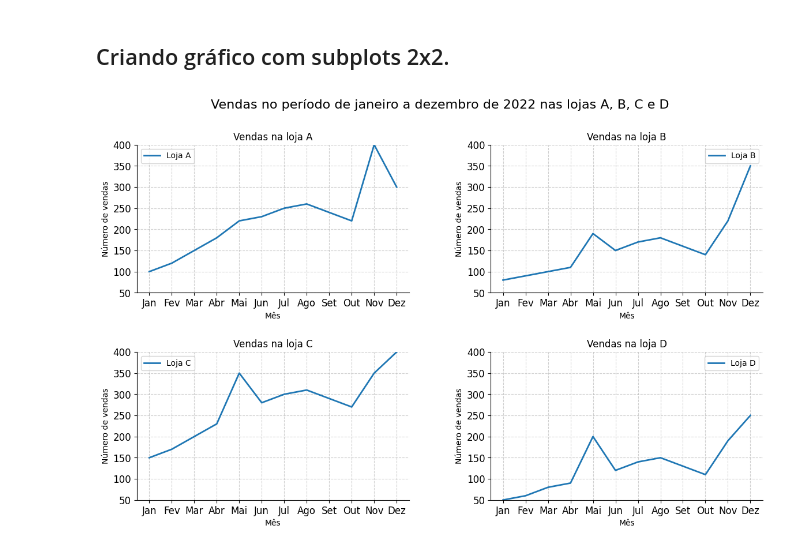
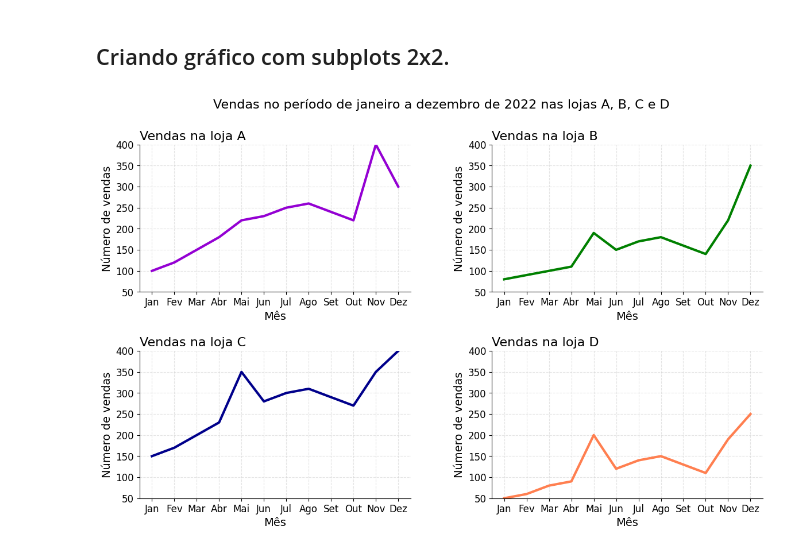
Before and after one commit to RafaelBernardinoDev/DataScience, a Jupyter notebook: dataViz_matplotlib.ipynb, the cells around one changed output. Saved outputs shown, nothing was run; the diff lists cells and outputs as text; code cells hidden in the pictures.

```diff
--- a/dataViz_matplotlib.ipynb
+++ b/dataViz_matplotlib.ipynb
@@ -58,35 +58,35 @@ df.head()
 # %%
 import matplotlib.pyplot as plt
 
+cores = ['darkviolet', 'green', 'darkblue', 'coral']
 
 fig, axs = plt.subplots(2, 2, figsize=(14, 8))
 
 # Ajustar os espaçamentos entre os subplots
 plt.subplots_adjust(wspace=0.3, hspace=0.4)
 
 # Adicionando um título geral
 fig.suptitle('Vendas no período de janeiro a dezembro de 2022 nas lojas A, B, C e D', fontsize=16)
 
-# Adicionar os gráficos em cada subplot
-lojas = ['A', 'B', 'C', 'D']
+#Loop para plotar e customizar os subplots
 for i, ax in enumerate(axs.flat):
-    loja = lojas[i]
-    ax.plot(df.loc[loja], label=f'Loja {loja}', linewidth=2)
-    ax.set_title(f'Vendas na loja {loja}')
-    ax.set_xlabel('Mês')
-    ax.set_ylabel('Número de vendas')
-    ax.legend()
+    ax.plot(df.loc[df.index[i]], color=cores[i], lw=3)
+    ax.set_title(f'Vendas na loja {df.index[i]}', loc='left', fontsize=16)
+    ax.set_xlabel('Mês', fontsize=14)
+    ax.set_ylabel('Número de vendas', fontsize=14)
+    ax.tick_params(labelsize=12)
+    ax.grid(color='lightgrey')
 
     # Ajustando o Y
     ax.set_ylim(50, 400)
     ax.yaxis.set_tick_params(labelsize=12)
     ax.xaxis.set_tick_params(labelsize=12)
 
     # Estética
     ax.spines['top'].set_visible(False)
     ax.spines['right'].set_visible(False)
     ax.grid(True, linestyle="--", alpha=0.6)
 
 plt.show()
 # %% [output]
-[figure, old version]
+[figure, new version]
```
